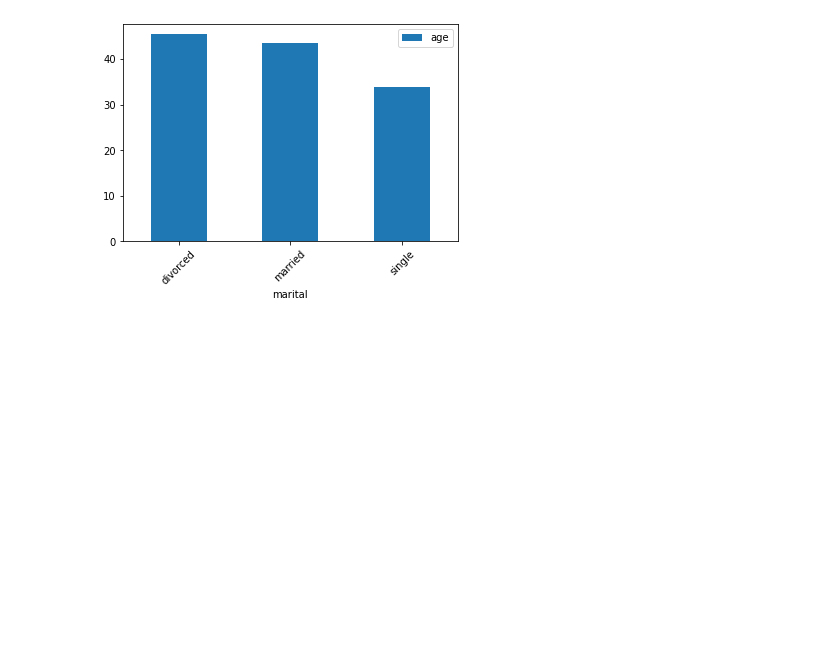
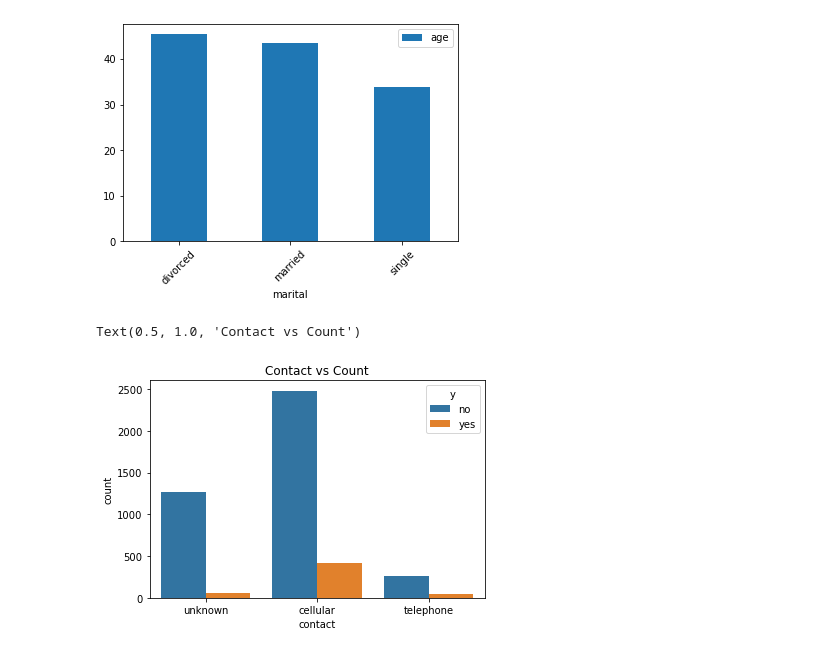
Before and after one commit to KristineCabanela/banking, a Jupyter notebook: banking_nb.ipynb, the cells around one changed output. Cells and saved outputs as stored; diff of their text form; code cells hidden in the pictures; blank space fills up the shorter version.

```diff
--- a/banking_nb.ipynb
+++ b/banking_nb.ipynb
@@ -190,0 +194,6 @@ df[["age", "marital"]].groupby(
+# %%
+sns.countplot(x="contact", data = df, hue ="y")
+plt.title("Contact vs Count")
+# %% [output]
+Text(0.5, 1.0, 'Contact vs Count')
+[figure, added]
```
Also changed, not shown: parts of 3 cells of this notebook.
